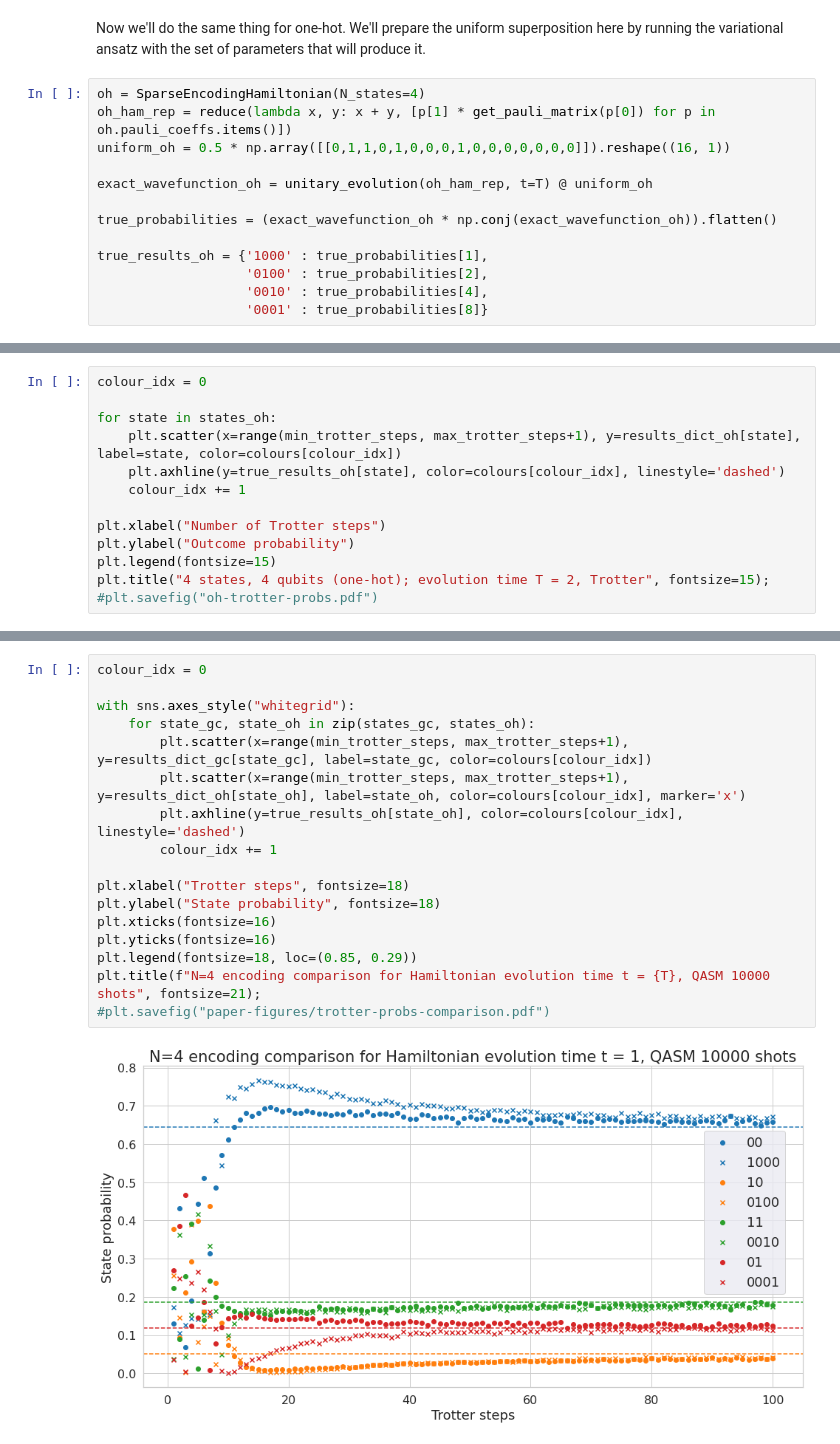
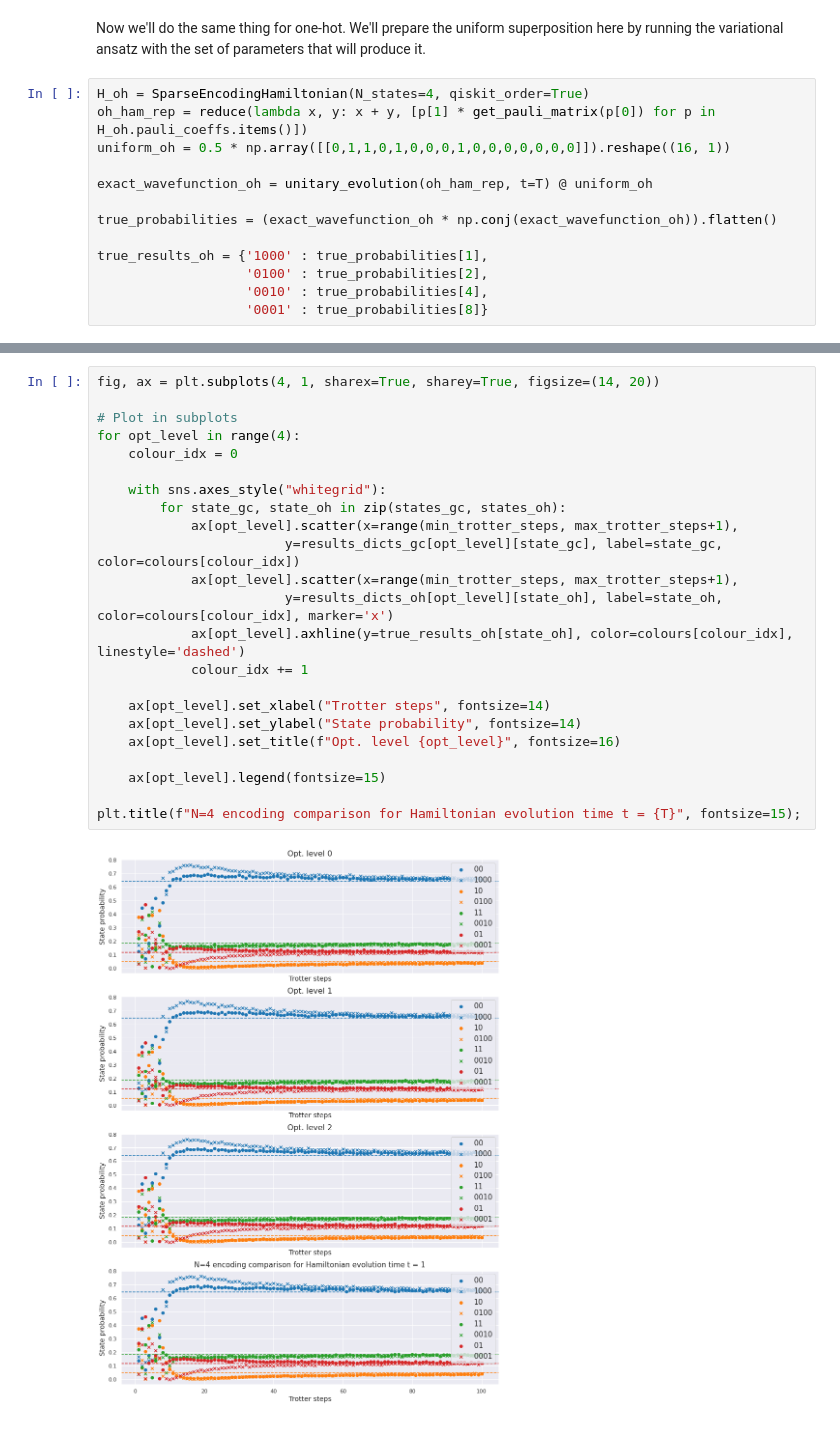
Before and after one commit to glassnotes/GrayCode-QubitEncoding, a Jupyter notebook: notebooks/Time-Evolution-QASM.ipynb, the cells around one changed output, grey strips where cells are left out. Cells and saved outputs as stored; diff of their text form.

```diff
--- a/notebooks/Time-Evolution-QASM.ipynb
+++ b/notebooks/Time-Evolution-QASM.ipynb
@@ -181,8 +144,8 @@ plt.title(f"4 states, 2 qubits (Gray code); evolution time T = {T}, Trotter", fo
 # %% [markdown]
 Now we'll do the same thing for one-hot. We'll prepare the uniform superposition here by running the variational ansatz with the set of parameters that will produce it.
 # %%
-oh = SparseEncodingHamiltonian(N_states=4)
-oh_ham_rep = reduce(lambda x, y: x + y, [p[1] * get_pauli_matrix(p[0]) for p in oh.pauli_coeffs.items()])
+H_oh = SparseEncodingHamiltonian(N_states=4, qiskit_order=True)
+oh_ham_rep = reduce(lambda x, y: x + y, [p[1] * get_pauli_matrix(p[0]) for p in H_oh.pauli_coeffs.items()])
 uniform_oh = 0.5 * np.array([[0,1,1,0,1,0,0,0,1,0,0,0,0,0,0,0]]).reshape((16, 1))
 
 exact_wavefunction_oh = unitary_evolution(oh_ham_rep, t=T) @ uniform_oh
@@ -257,13 +232,0 @@ State probabilities at 100 Trotter steps:
-# %%
-colour_idx = 0
-
-for state in states_oh:
-    plt.scatter(x=range(min_trotter_steps, max_trotter_steps+1), y=results_dict_oh[state], label=state, color=colours[colour_idx])
-    plt.axhline(y=true_results_oh[state], color=colours[colour_idx], linestyle='dashed')
-    colour_idx += 1
-
-plt.xlabel("Number of Trotter steps")
-plt.ylabel("Outcome probability")
-plt.legend(fontsize=15)
-plt.title("4 states, 4 qubits (one-hot); evolution time T = 2, Trotter", fontsize=15);
-#plt.savefig("oh-trotter-probs.pdf")
@@ -272,19 +235,25 @@ plt.title("4 states, 4 qubits (one-hot); evolution time T = 2, Trotter", fontsiz
 # %%
-colour_idx = 0
+fig, ax = plt.subplots(4, 1, sharex=True, sharey=True, figsize=(14, 20))
 
-with sns.axes_style("whitegrid"):
-    for state_gc, state_oh in zip(states_gc, states_oh):
-        plt.scatter(x=range(min_trotter_steps, max_trotter_steps+1), y=results_dict_gc[state_gc], label=state_gc, color=colours[colour_idx])
-        plt.scatter(x=range(min_trotter_steps, max_trotter_steps+1), y=results_dict_oh[state_oh], label=state_oh, color=colours[colour_idx], marker='x')
-        plt.axhline(y=true_results_oh[state_oh], color=colours[colour_idx], linestyle='dashed')
-        colour_idx += 1
+# Plot in subplots
+for opt_level in range(4):
+    colour_idx = 0
 
-plt.xlabel("Trotter steps", fontsize=18)
-plt.ylabel("State probability", fontsize=18)
-plt.xticks(fontsize=16)
-plt.yticks(fontsize=16)
-plt.legend(fontsize=18, loc=(0.85, 0.29))
-plt.title(f"N=4 encoding comparison for Hamiltonian evolution time t = {T}, QASM 10000 shots", fontsize=21);
-#plt.savefig("paper-figures/trotter-probs-comparison.pdf")
+    with sns.axes_style("whitegrid"):
+        for state_gc, state_oh in zip(states_gc, states_oh):
+            ax[opt_level].scatter(x=range(min_trotter_steps, max_trotter_steps+1),
+                        y=results_dicts_gc[opt_level][state_gc], label=state_gc, color=colours[colour_idx])
+            ax[opt_level].scatter(x=range(min_trotter_steps, max_trotter_steps+1),
+                        y=results_dicts_oh[opt_level][state_oh], label=state_oh, color=colours[colour_idx], marker='x')
+            ax[opt_level].axhline(y=true_results_oh[state_oh], color=colours[colour_idx], linestyle='dashed')
+            colour_idx += 1
+
+    ax[opt_level].set_xlabel("Trotter steps", fontsize=14)
+    ax[opt_level].set_ylabel("State probability", fontsize=14)
+    ax[opt_level].set_title(f"Opt. level {opt_level}", fontsize=16)
+
+    ax[opt_level].legend(fontsize=15)
+
+plt.title(f"N=4 encoding comparison for Hamiltonian evolution time t = {T}", fontsize=15);
 # %% [output]
-[figure, old version]
+[figure, new version]
```
Also changed, not shown: parts of 20 cells of this notebook, 10 other files.
